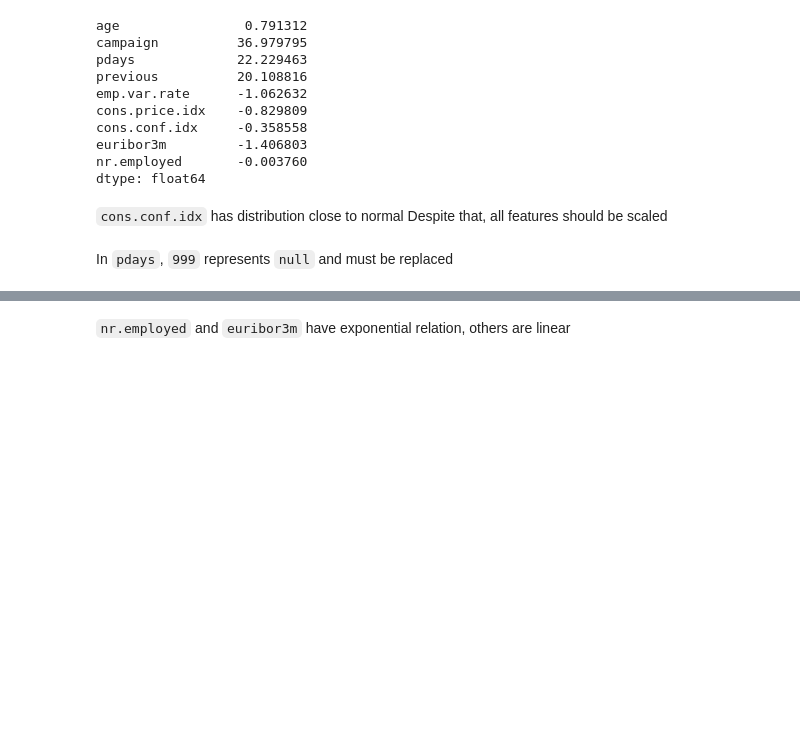
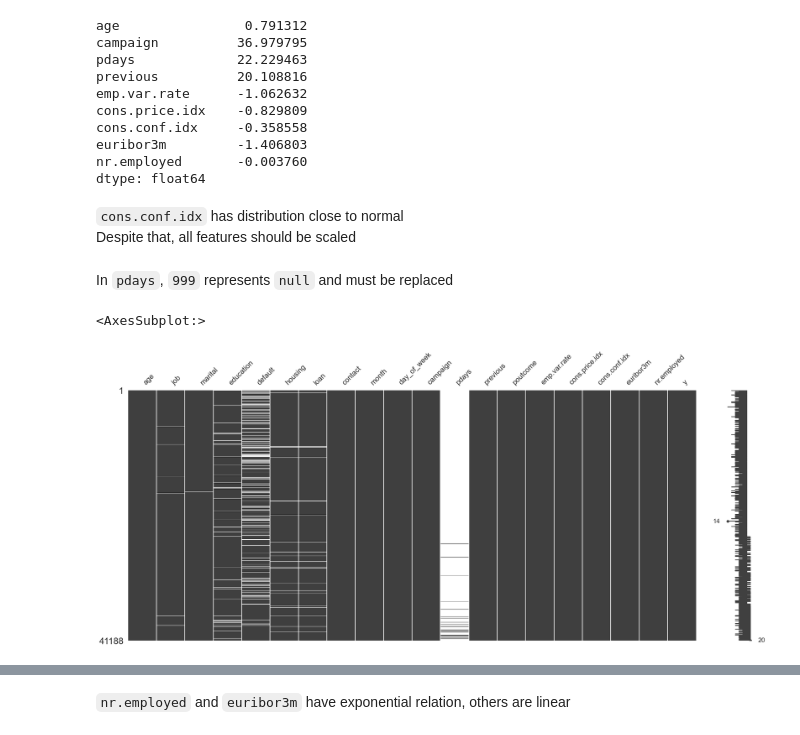
Before and after one commit to Matixo55/Marketing-campaign-model, a Jupyter notebook: EDA.ipynb, the cells around one changed output, grey strips where cells are left out. Saved outputs shown, nothing was run; the diff lists cells and outputs as text; code cells hidden in the pictures; blank space fills up the shorter version.

```diff
--- a/EDA.ipynb
+++ b/EDA.ipynb
@@ -100,7 +101,7 @@ euribor3m         -1.406803
 nr.employed       -0.003760
 dtype: float64
 # %% [markdown]
-`cons.conf.idx` has distribution close to normal
+`cons.conf.idx` has distribution close to normal \
 Despite that, all features should be scaled
 # %% [markdown]
 In `pdays`, `999` represents `null` and must be replaced
@@ -106,0 +111,5 @@ In `pdays`, `999` represents `null` and must be replaced
+# %%
+msno.matrix(data.replace("unknown", None))
+# %% [output]
+<AxesSubplot:>
+[figure, added]
```
Also changed, not shown: parts of 15 cells of this notebook, 1 other file.
